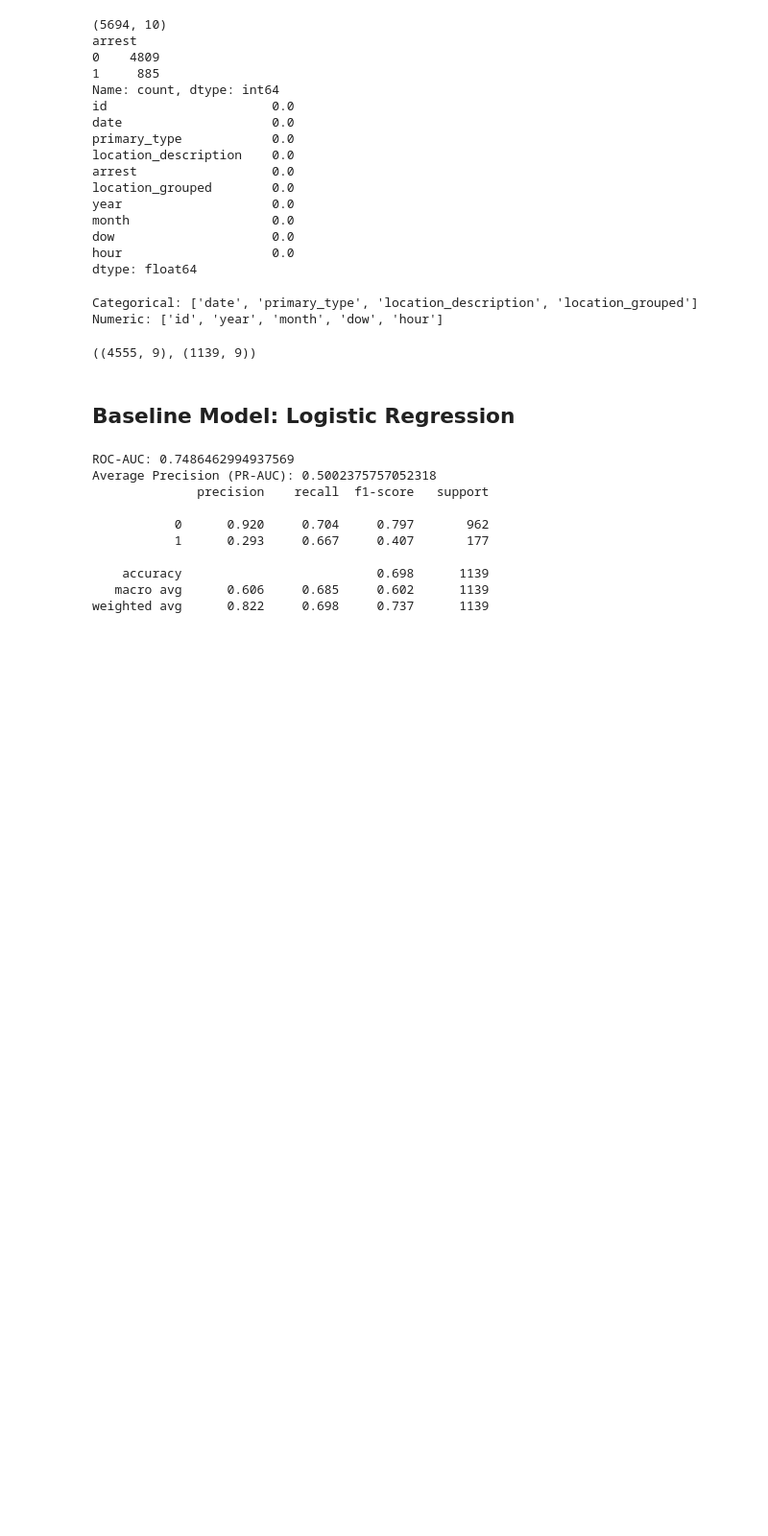
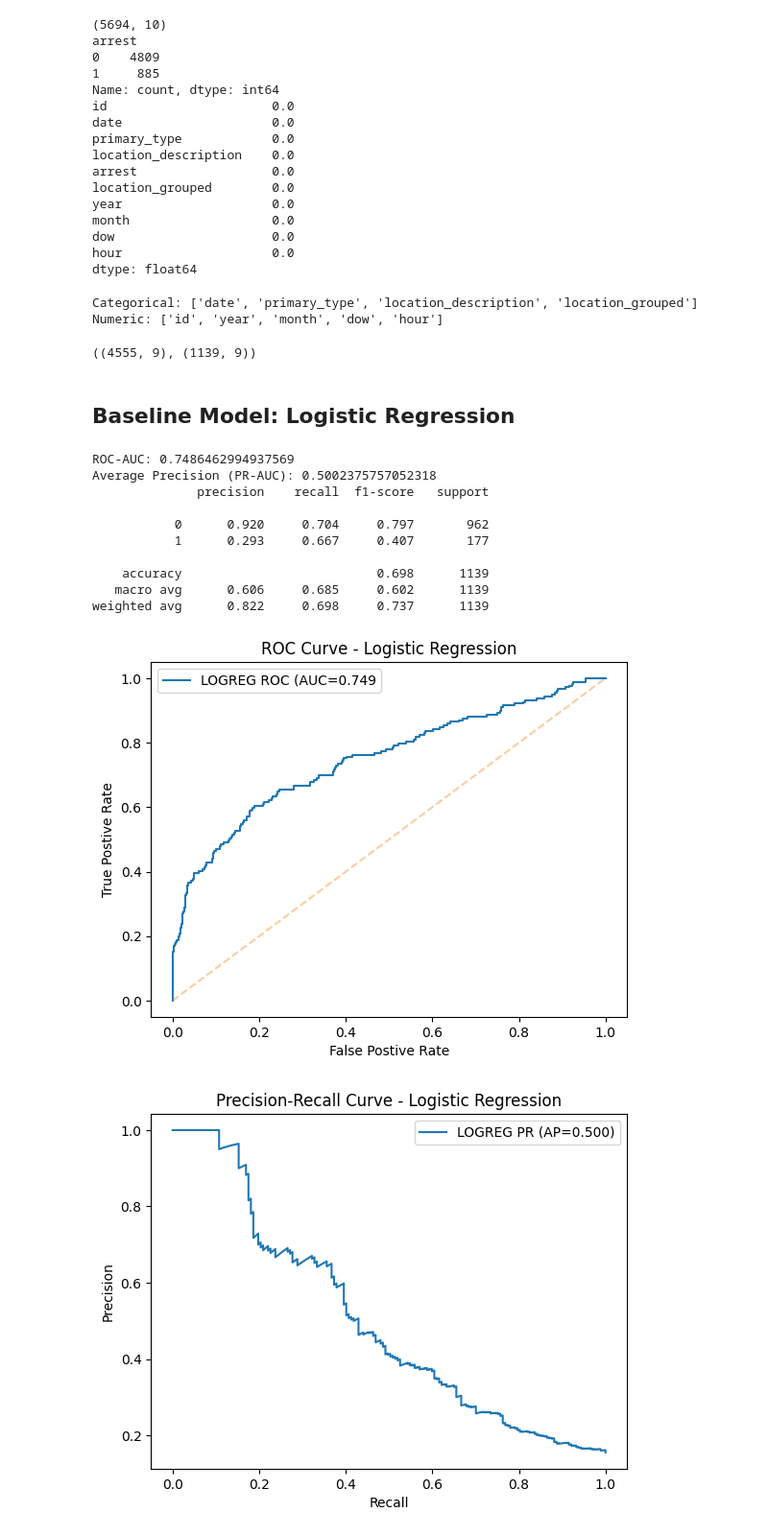
Before and after one commit to Jonah-Schwartz521/Chicago_Crime_Pipeline, a Jupyter notebook: notebooks/modeling.ipynb, the cells around one changed output. Shown: that part at 96% size. Drawn from its saved outputs; the diff is of its cells as text; code cells hidden in the pictures; blank space fills up the shorter version.

Commit message:
notebooks/modeling: add ROC & PR curves with interpretation for logistic regression

```diff
--- a/notebooks/modeling.ipynb
+++ b/notebooks/modeling.ipynb
@@ -126,3 +126,24 @@ Average Precision (PR-AUC): 0.5002375757052318
     accuracy                          0.698      1139
    macro avg      0.606     0.685     0.602      1139
 weighted avg      0.822     0.698     0.737      1139
+# %%
+ # Plot ROC and PR curves for Logistic Regression
+from sklearn.metrics import roc_curve, precision_recall_curve, auc, average_precision_score
+
+fpr, tpr, _ = roc_curve(y_test, y_proba)
+prec, rec, _ = precision_recall_curve(y_test, y_proba)
+
+plt.Figure()
+plt.plot(fpr, tpr, label=f"LOGREG ROC (AUC={auc(fpr, tpr):.3f}")
+plt.plot([0,1],[0,1], "--", alpha=0.4)
+plt.xlabel("False Postive Rate"); plt.ylabel("True Postive Rate")
+plt.title("ROC Curve - Logistic Regression"); plt.legend(); plt.show()
+
+plt.figure()
+ap = average_precision_score(y_test, y_proba)
+plt.plot(rec, prec, label=f"LOGREG PR (AP={ap:.3f})")
+plt.xlabel("Recall"); plt.ylabel("Precision")
+plt.title("Precision-Recall Curve - Logistic Regression"); plt.legend(); plt.show()
+# %% [output]
+[figure, added]
+[figure, added]
```
Also changed, not shown: parts of 1 cell of this notebook.
